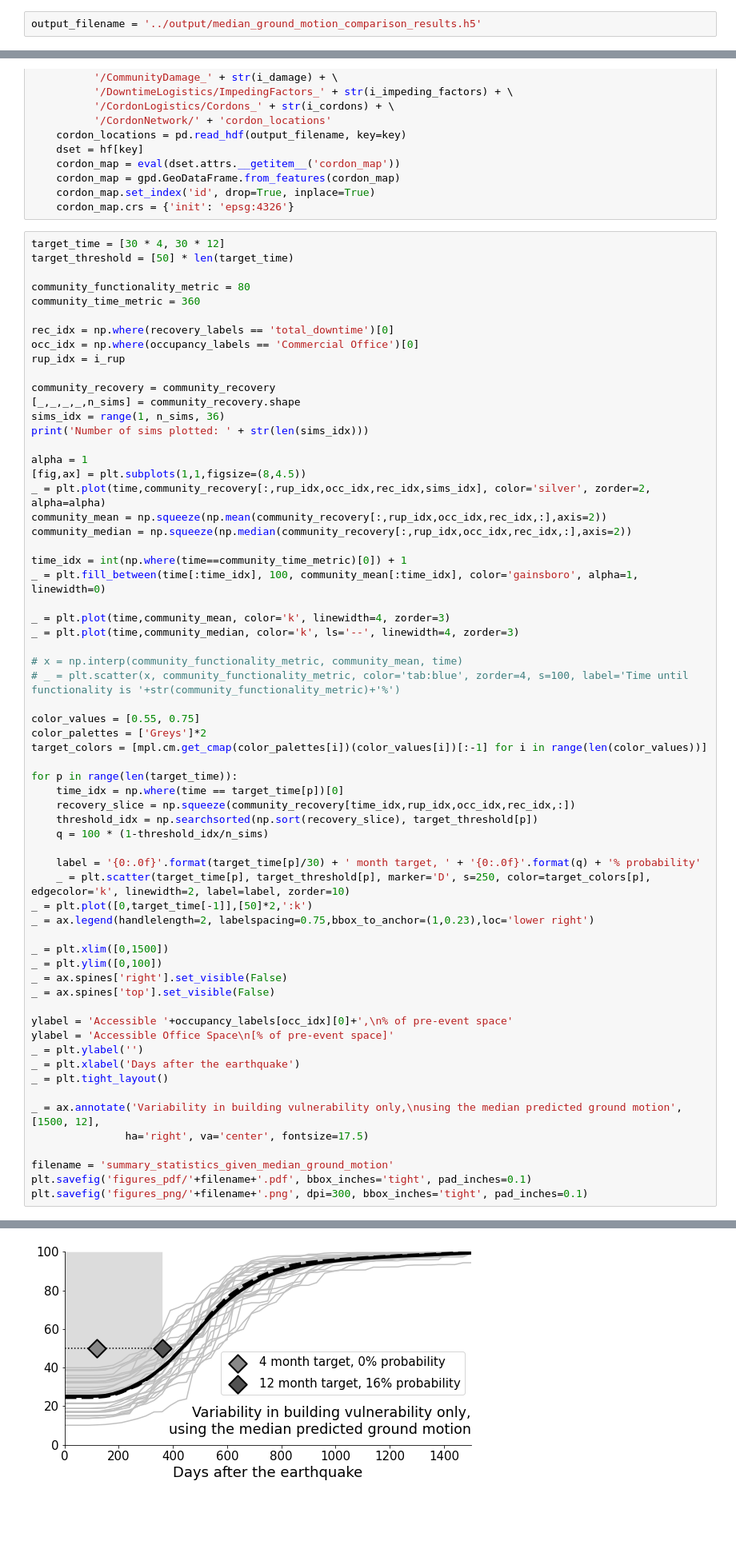
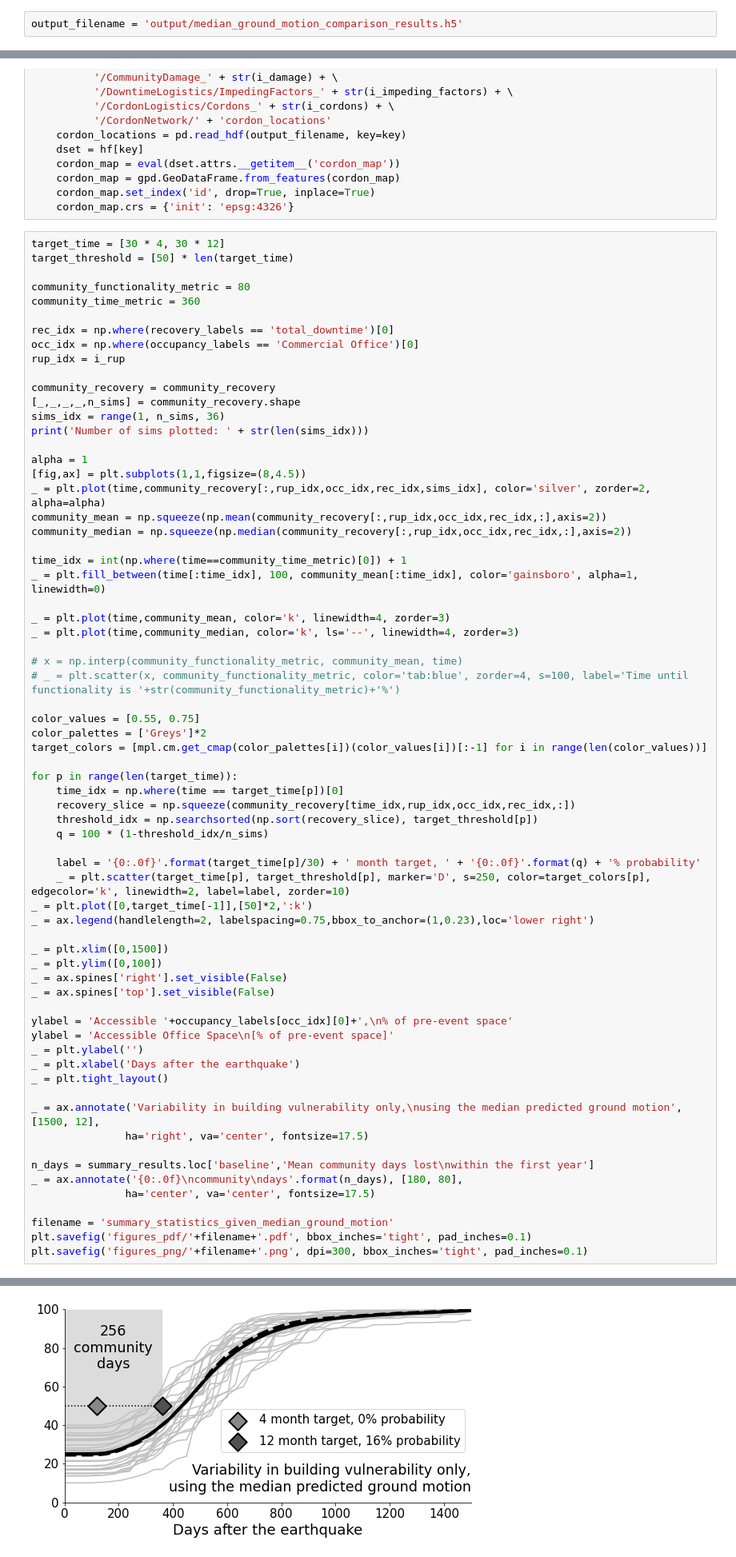
Before and after one commit to annehulsey/cranes, a Jupyter notebook: downtown SF case study/journal figures/Compare to Median Ground Motions.ipynb, the cells around one changed output, grey strips where cells are left out. Shown at 80% size. Cells and saved outputs as stored; diff of their text form; blank space fills up the shorter version.

Commit message:
update figures based on recent paper edits

```diff
--- a/downtown SF case study/journal figures/Compare to Median Ground Motions.ipynb
+++ b/downtown SF case study/journal figures/Compare to Median Ground Motions.ipynb
@@ -5,7 +5,7 @@ from community_accessibility import *
 
 set_plot_formatting()
 # %%
-output_filename = '../output/median_ground_motion_comparison_results.h5'
+output_filename = 'output/median_ground_motion_comparison_results.h5'
 # %%
 case = 'baseline'
 i_rup = 0
@@ -112,31 +205,35 @@ target_colors = [mpl.cm.get_cmap(color_palettes[i])(color_values[i])[:-1] for i
 for p in range(len(target_time)):
     time_idx = np.where(time == target_time[p])[0]
     recovery_slice = np.squeeze(community_recovery[time_idx,rup_idx,occ_idx,rec_idx,:])
     threshold_idx = np.searchsorted(np.sort(recovery_slice), target_threshold[p])
     q = 100 * (1-threshold_idx/n_sims)
 
     label = '{0:.0f}'.format(target_time[p]/30) + ' month target, ' + '{0:.0f}'.format(q) + '% probability'
     _ = plt.scatter(target_time[p], target_threshold[p], marker='D', s=250, color=target_colors[p], edgecolor='k', linewidth=2, label=label, zorder=10)
 _ = plt.plot([0,target_time[-1]],[50]*2,':k')
 _ = ax.legend(handlelength=2, labelspacing=0.75,bbox_to_anchor=(1,0.23),loc='lower right')
 
 _ = plt.xlim([0,1500])
 _ = plt.ylim([0,100])
 _ = ax.spines['right'].set_visible(False)
 _ = ax.spines['top'].set_visible(False)
 
 ylabel = 'Accessible '+occupancy_labels[occ_idx][0]+',\n% of pre-event space'
 ylabel = 'Accessible Office Space\n[% of pre-event space]'
 _ = plt.ylabel('')
 _ = plt.xlabel('Days after the earthquake')
 _ = plt.tight_layout()
 
 _ = ax.annotate('Variability in building vulnerability only,\nusing the median predicted ground motion', [1500, 12],
                ha='right', va='center', fontsize=17.5)
 
+n_days = summary_results.loc['baseline','Mean community days lost\nwithin the first year']
+_ = ax.annotate('{0:.0f}\ncommunity\ndays'.format(n_days), [180, 80],
+               ha='center', va='center', fontsize=17.5)
+
 filename = 'summary_statistics_given_median_ground_motion'
 plt.savefig('figures_pdf/'+filename+'.pdf', bbox_inches='tight', pad_inches=0.1)
 plt.savefig('figures_png/'+filename+'.png', dpi=300, bbox_inches='tight', pad_inches=0.1)
 # %% [output]
 Number of sims plotted: 28
-[figure, old version]
+[figure, new version]
```
Also changed, not shown: parts of 3 cells of this notebook.
